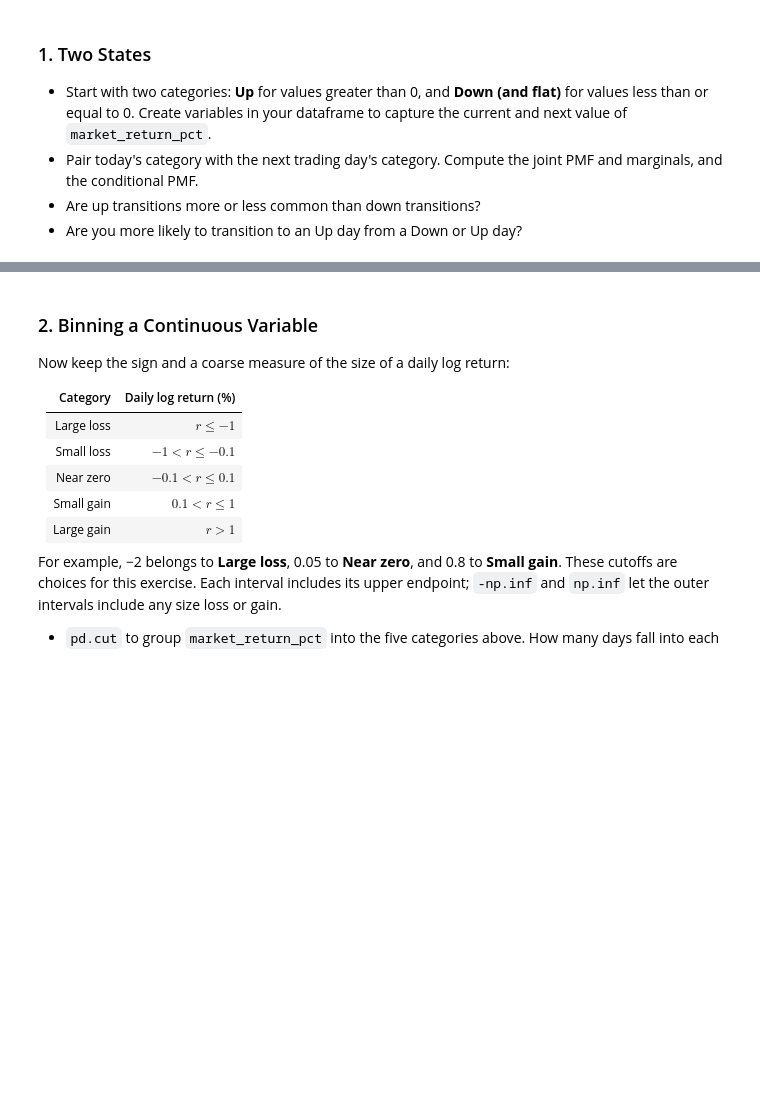
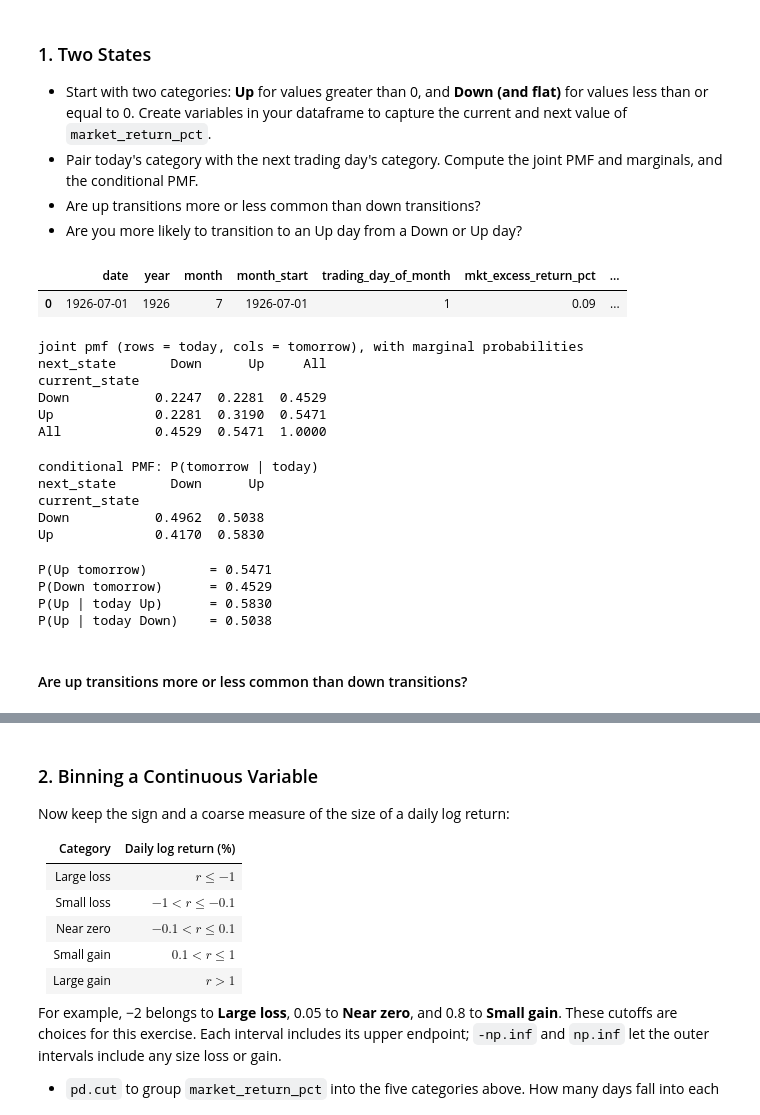
Before and after one commit to evanblizzard/uu_markov, a Jupyter notebook: lab_1/lab.ipynb, the cells around one changed output, grey strips where cells are left out. Saved outputs shown, nothing was run; the diff lists cells and outputs as text; code cells hidden in the pictures; blank space fills up the shorter version.

```diff
--- a/lab_1/lab.ipynb
+++ b/lab_1/lab.ipynb
@@ -60,9 +60,13 @@ plt.show()
 - Are up transitions more or less common than down transitions?
 - Are you more likely to transition to an Up day from a Down or Up day?
 # %%
-
-df['r_t'] = df['market_return_pct'] # today
-df['r_tp1'] = df['market_return_pct'].shift(-1) # next day
+# current and next day returns
+df['today_return'] = df['market_return_pct'] # today
+df['tomorrow_return'] = df['market_return_pct'].shift(-1) # next day
 
 # dropping last row bc no next trading day
-d1 = df.dropna(subset=['r_tp1']).copy
+d1 = df.dropna(subset=['tomorrow_return']).copy()
+d1.head(1)
+# %% [output]
+|  | date | year | month | month_start | trading_day_of_month | mkt_excess_return_pct | ... |
+| 0 | 1926-07-01 | 1926 | 7 | 1926-07-01 | 1 | 0.09 | ... |
@@ -68,0 +77,35 @@ d1 = df.dropna(subset=['r_tp1']).copy
+# %%
+# joint pmf with marginal probability
+joint = pd.crosstab(d1['current_state'], d1['next_state'], normalize='all', margins=True)
+print('joint pmf (rows = today, cols = tomorrow), with marginal probabilities')
+print(joint.round(4))
+# %% [output]
+joint pmf (rows = today, cols = tomorrow), with marginal probabilities
+next_state       Down      Up     All
+current_state
+Down           0.2247  0.2281  0.4529
+Up             0.2281  0.3190  0.5471
+All            0.4529  0.5471  1.0000
+# %%
+# conditional pmf: P(tomorrow | today)
+cond = pd.crosstab(d1['current_state'], d1['next_state'], normalize='index')
+print('conditional PMF: P(tomorrow | today)')
+print(cond.round(4))
+# %% [output]
+conditional PMF: P(tomorrow | today)
+next_state       Down      Up
+current_state
+Down           0.4962  0.5038
+Up             0.4170  0.5830
+# %%
+print(f"P(Up tomorrow)        = {joint.loc['All', 'Up']:.4f}")
+print(f"P(Down tomorrow)      = {joint.loc['All', 'Down']:.4f}")
+print(f"P(Up | today Up)      = {cond.loc['Up', 'Up']:.4f}")
+print(f"P(Up | today Down)    = {cond.loc['Down', 'Up']:.4f}")
+# %% [output]
+P(Up tomorrow)        = 0.5471
+P(Down tomorrow)      = 0.4529
+P(Up | today Up)      = 0.5830
+P(Up | today Down)    = 0.5038
+# %% [markdown]
+#### Are up transitions more or less common than down transitions?
```
Also changed, not shown: parts of 17 cells of this notebook.
